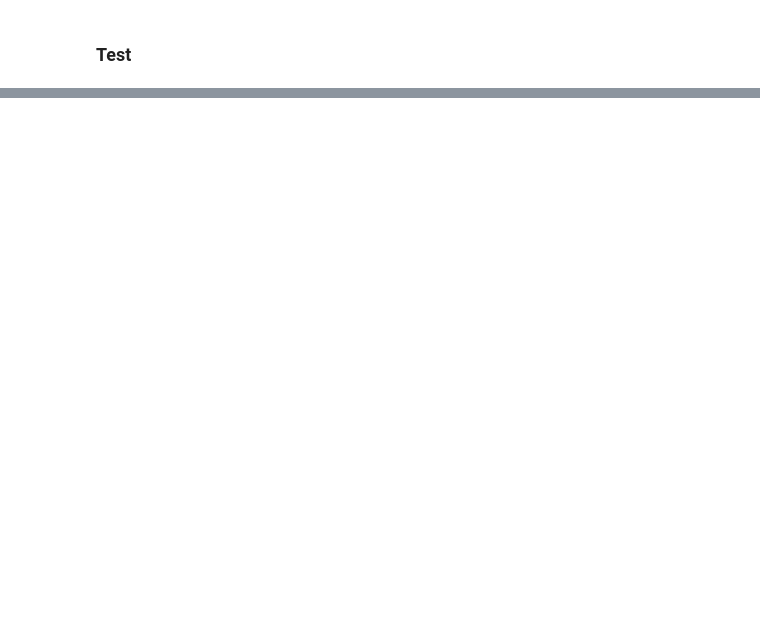
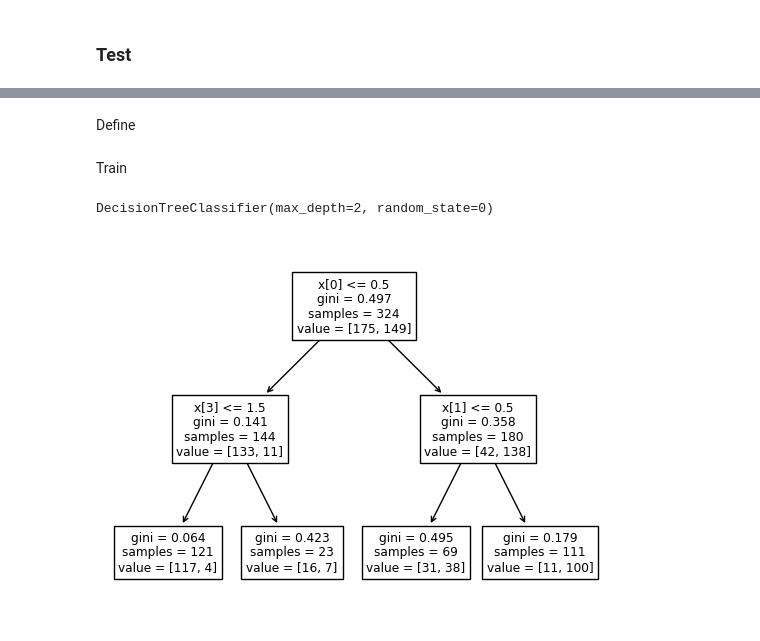
Before and after one commit to kwansawanth/BSC_DPDM23, a Jupyter notebook: Classification.ipynb, the cells around one changed output, grey strips where cells are left out. Saved outputs shown, nothing was run; the diff lists cells and outputs as text; code cells hidden in the pictures; blank space fills up the shorter version.

```diff
--- a/Classification.ipynb
+++ b/Classification.ipynb
@@ -191,3 +269,18 @@ tree.plot_tree(Dtree2);
+# %% [markdown]
+Define
+# %%
+Dtree2 = DecisionTreeClassifier(random_state=0,max_depth=2)#max_depth=ชั้นต้นไม้
+# %% [markdown]
+Train
+# %%
+Dtree2.fit(X_train,y_train)
+# %% [output]
+DecisionTreeClassifier(max_depth=2, random_state=0)
+# %%
+
+tree.plot_tree(Dtree2);
+# %% [output]
+[figure, added]
 # %%
 y_predict2 = Dtree2.predict(X_test)
 # %%
```
Also changed, not shown: parts of 159 cells of this notebook.
